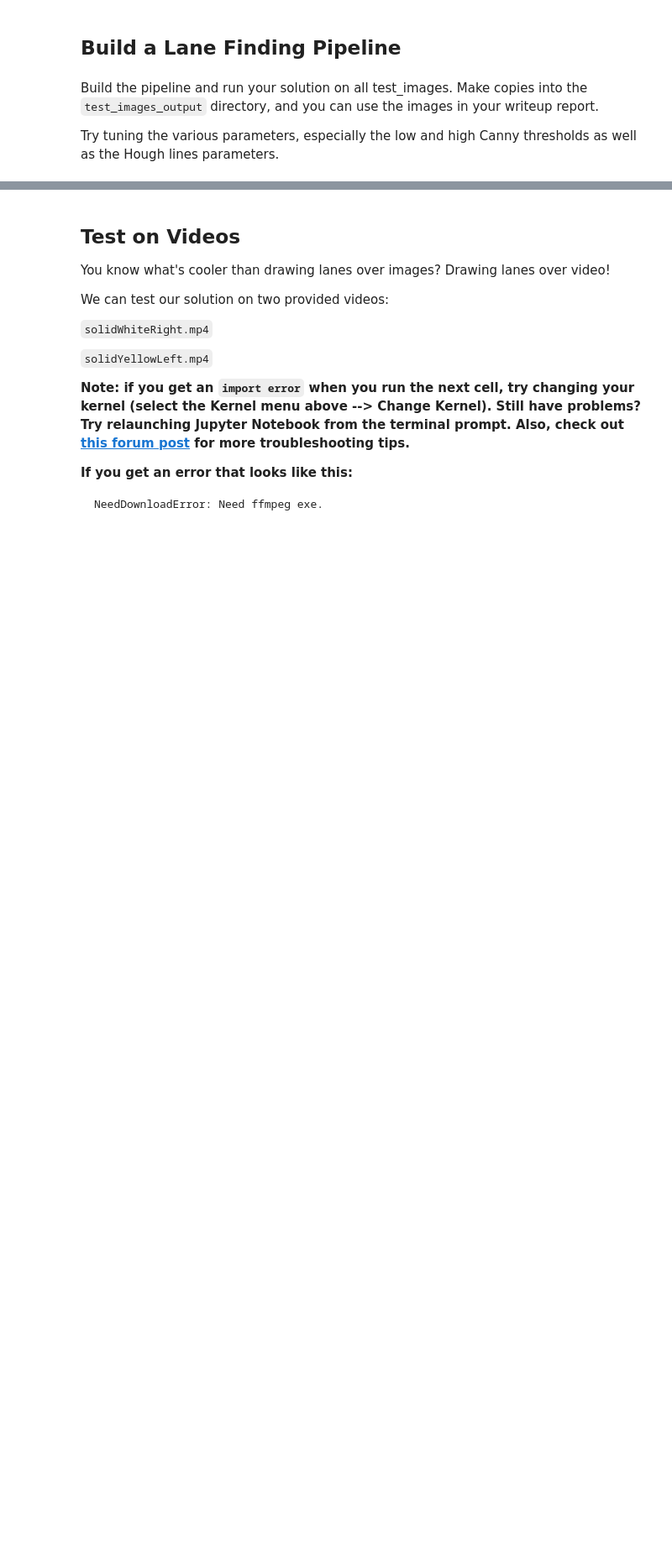
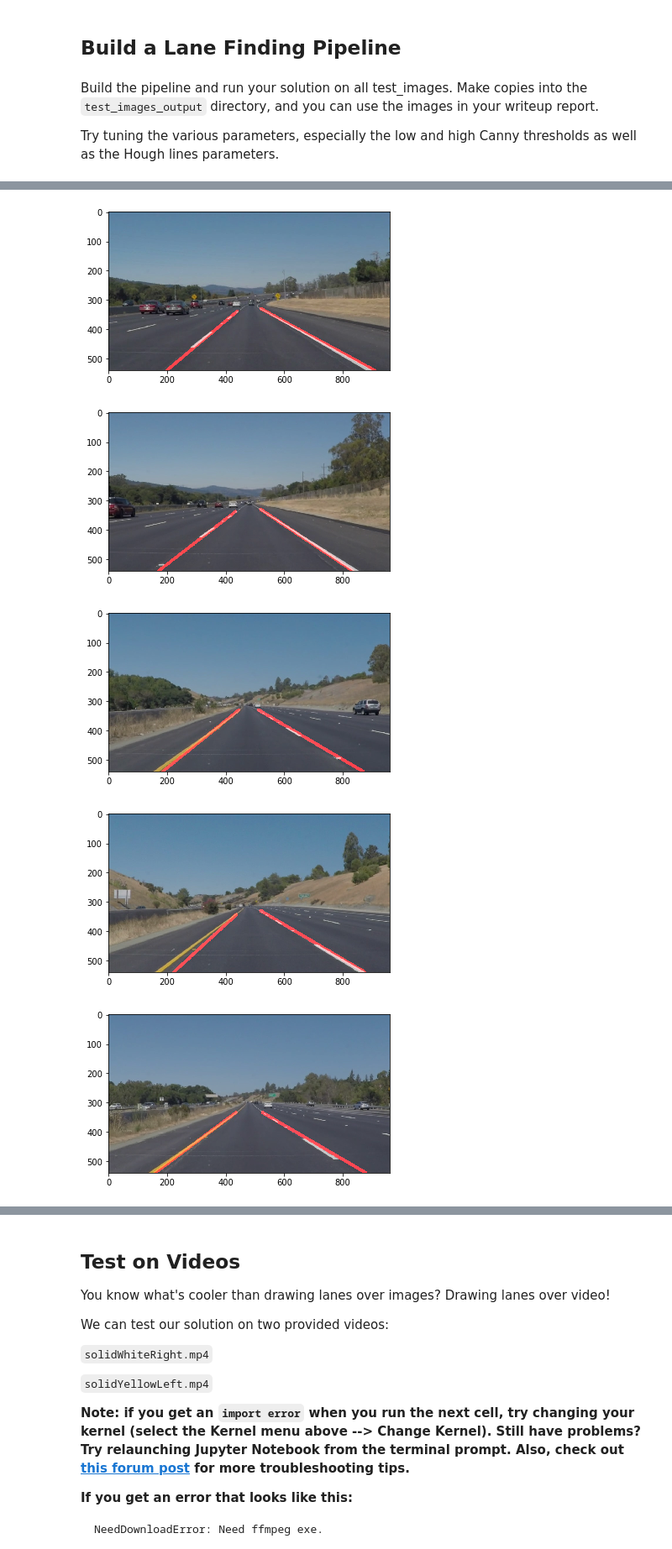
Before and after one commit to jfrattarola/CarND-LaneLines-P1, a Jupyter notebook: P1.ipynb, the cells around one changed output, grey strips where cells are left out. Shown at 84% size. Drawn from its saved outputs; the diff is of its cells as text; code cells hidden in the pictures; blank space fills up the shorter version.

```diff
--- a/P1.ipynb
+++ b/P1.ipynb
@@ -336,0 +267,44 @@ if __name__ == '__main__':
+# %%
+# TODO: Build your pipeline that will draw lane lines on the test_images
+# then save them to the test_images directory.
+
+if __name__ == '__main__':
+    if not os.path.exists('test_images_output'):
+        os.makedirs('test_images_output')
+    for file in os.listdir('test_images'):
+        #read in image
+        image = mpimg.imread('test_images/{}'.format(file))
+
+        #convert image to grayscale
+        gray_image = grayscale(image)
+
+        #smooth image
+        blur_gray_image = gaussian_blur(gray_image, 3)
+
+        #apply the canny transform for edge detection
+        edges = canny(blur_gray_image, 50, 150)
+
+        #define a polygon to use as the image mask
+        imshape = blur_gray_image.shape
+        vertices = np.array([[POLY_LEFT_BOT, POLY_LEFT_TOP, POLY_RIGHT_TOP, POLY_RIGHT_BOT]], dtype=np.int32)
+
+        # apply vertices as an image mask to the image
+        masked_edges = region_of_interest(edges, vertices)
+
+        #convert masked image to an image with hough lines drawn
+        image_lines = hough_lines(masked_edges, 2, np.pi/180, 20, 25, 15)
+
+        #draw the lines on the original image
+        image = weighted_img( image_lines, image )
+
+        image_to_save = Image.fromarray(image)
+        image_to_save.save('test_images_output/{}'.format(file))
+        #cv2.imwrite('test_images_output/{}'.format(file), image)
+        plt.imshow(image)
+        plt.show()
+# %% [output]
+[figure, added]
+[figure, added]
+[figure, added]
+[figure, added]
+[figure, added]
```
Also changed, not shown: parts of 10 cells of this notebook, 2 other files.
